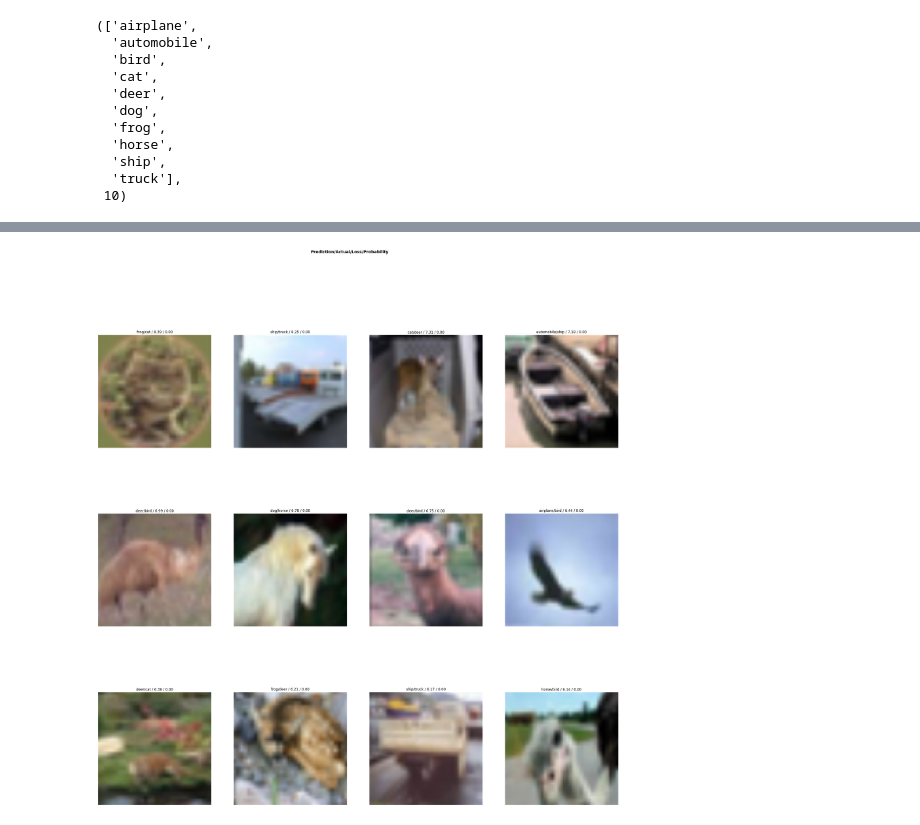
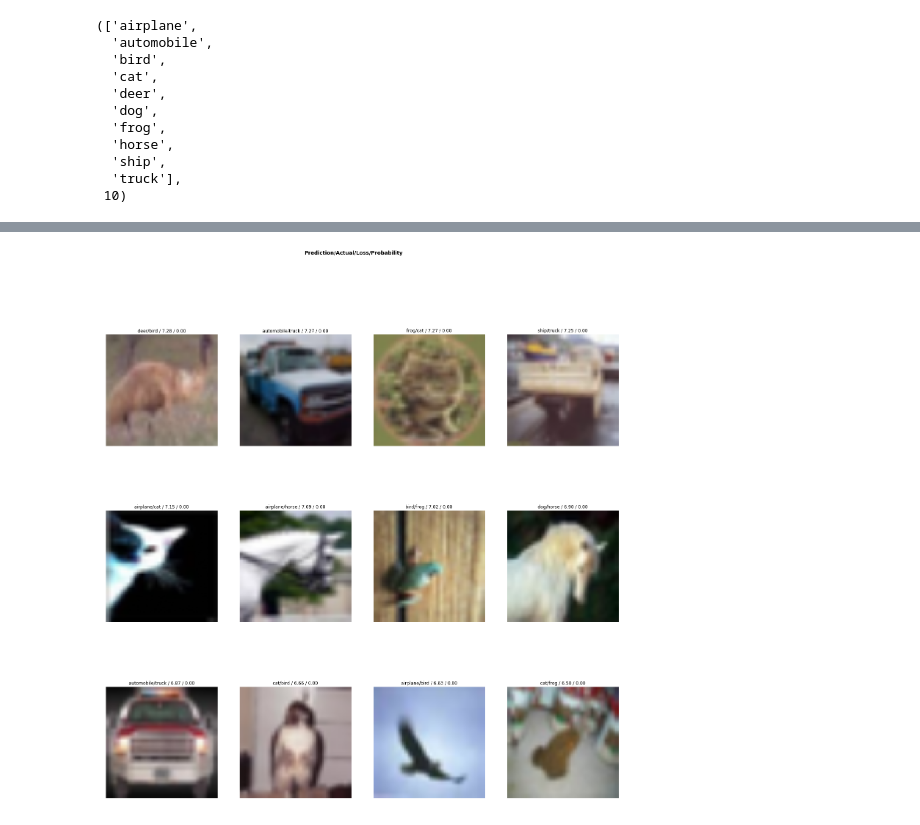
Before and after one commit to zx563147474/object_recognition_fastai, a Jupyter notebook: object_recognition_fastai_CIFAR10.ipynb, the cells around one changed output, grey strips where cells are left out. Drawn from its saved outputs; the diff is of its cells as text; code cells hidden in the pictures.

```diff
--- a/object_recognition_fastai_CIFAR10.ipynb
+++ b/object_recognition_fastai_CIFAR10.ipynb
@@ -90,7 +90,7 @@ data.classes, data.c
   'truck'],
  10)
 # %%
-learn = cnn_learner(data, models.resnet34, metrics = accuracy)
+learn = cnn_learner(data, models.resnet34, metrics = Precision())
 #learn.load('cifar10_resnext32x32_8')
 learn.lr_find()
 # %% [output]
@@ -103,3 +106,3 @@ learn.recorder.plot()
 # %%
-learn.fit_one_cycle(10, 1e-3,wd=0.4, div_factor=6, pct_start=0.8)
+learn.fit_one_cycle(8, 1e-3,wd=0.4, div_factor=6, pct_start=0.8)
 # %% [output]
@@ -124,6 +126,6 @@ len(data.valid_ds) == len(losses) ==len(ids)
 True
 # %%
-interp.plot_top_losses(12, figsize = (32,32))
+interp.plot_top_losses(12, figsize = (25,25))
 # %% [output]
-[figure, old version]
+[figure, new version]
 # %%
```
Also changed, not shown: parts of 15 cells of this notebook, 1 other file.
